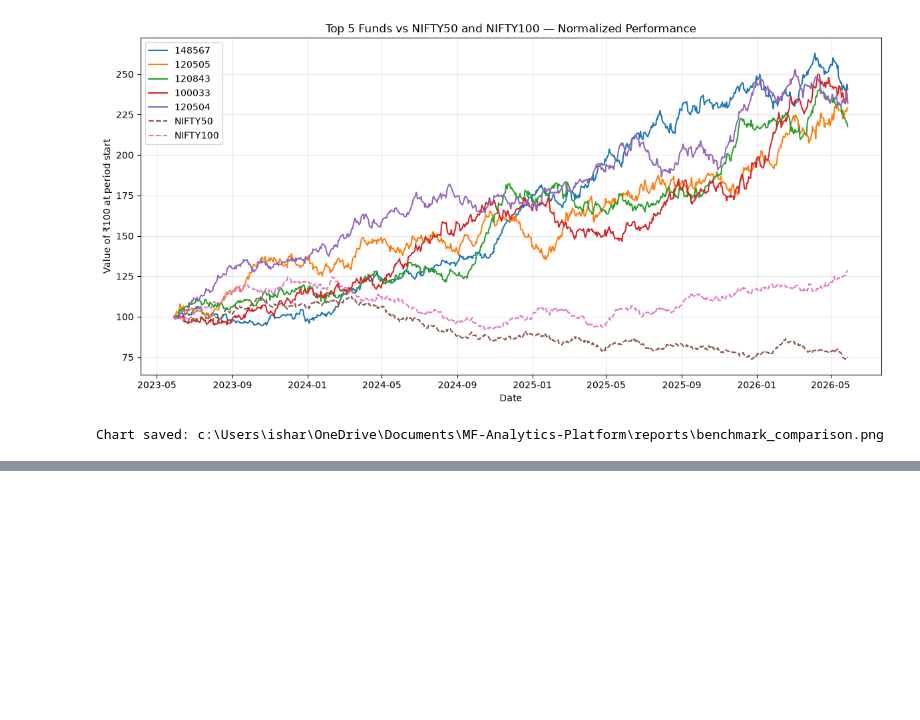
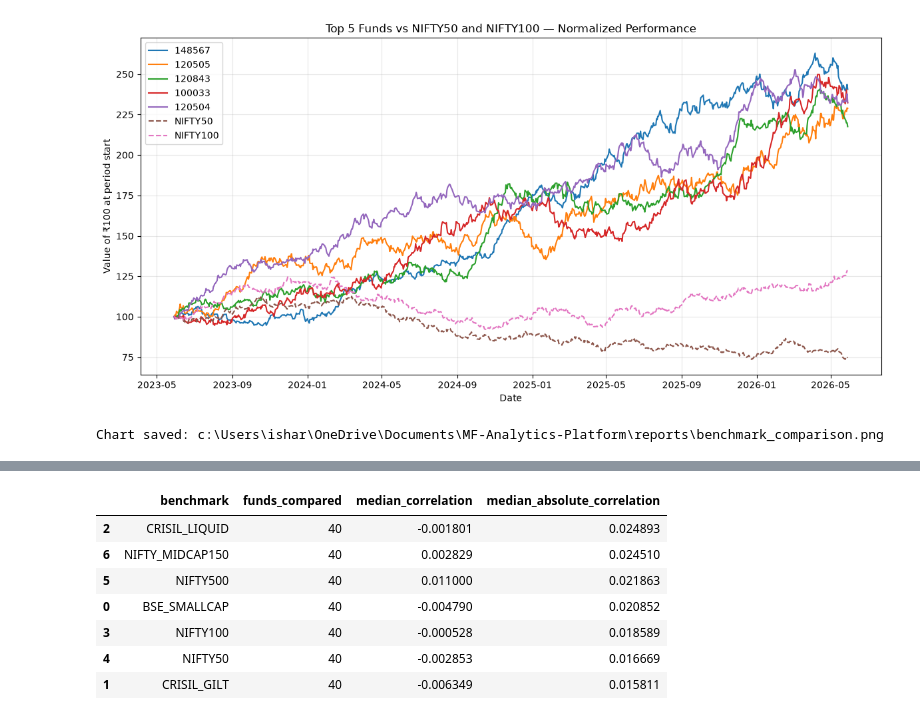
Before and after one commit to Isharajput1234/MF-Analytics-Platform, a Jupyter notebook: notebooks/04_performance_analytics.ipynb, the cells around one changed output, grey strips where cells are left out. Cells and saved outputs as stored; diff of their text form; code cells hidden in the pictures; blank space fills up the shorter version.

Commit message:
Document benchmark correlation validation

```diff
--- a/notebooks/04_performance_analytics.ipynb
+++ b/notebooks/04_performance_analytics.ipynb
@@ -573,0 +736,49 @@ Chart saved: c:\Users\ishar\OneDrive\Documents\MF-Analytics-Platform\reports\ben
+# %%
+# Compare correlations against every available benchmark
+
+benchmark_names = benchmarks["index_name"].unique()
+correlation_results = []
+
+for index_name in benchmark_names:
+    idx = (
+        benchmarks[benchmarks["index_name"] == index_name]
+        [["date", "close_value"]]
+        .sort_values("date")
+        .copy()
+    )
+
+    idx["benchmark_return"] = idx["close_value"].pct_change()
+
+    merged = nav[["amfi_code", "date", "daily_return"]].merge(
+        idx[["date", "benchmark_return"]],
+        on="date",
+        how="inner"
+    ).dropna()
+
+    fund_corr = merged.groupby("amfi_code").apply(
+        lambda g: g["daily_return"].corr(g["benchmark_return"]),
+        include_groups=False
+    )
+
+    correlation_results.append({
+        "benchmark": index_name,
+        "funds_compared": fund_corr.notna().sum(),
+        "median_correlation": fund_corr.median(),
+        "median_absolute_correlation": fund_corr.abs().median()
+    })
+
+correlation_summary = pd.DataFrame(correlation_results)
+display(
+    correlation_summary.sort_values(
+        "median_absolute_correlation", ascending=False
+    )
+)
+# %% [output]
+|  | benchmark | funds_compared | median_correlation | median_absolute_correlation |
+| 2 | CRISIL_LIQUID | 40 | -0.001801 | 0.024893 |
+| 6 | NIFTY_MIDCAP150 | 40 | 0.002829 | 0.024510 |
+| 5 | NIFTY500 | 40 | 0.011000 | 0.021863 |
+| 0 | BSE_SMALLCAP | 40 | -0.004790 | 0.020852 |
+| 3 | NIFTY100 | 40 | -0.000528 | 0.018589 |
+| 4 | NIFTY50 | 40 | -0.002853 | 0.016669 |
+| 1 | CRISIL_GILT | 40 | -0.006349 | 0.015811 |
```
Also changed, not shown: parts of 4 cells of this notebook.
